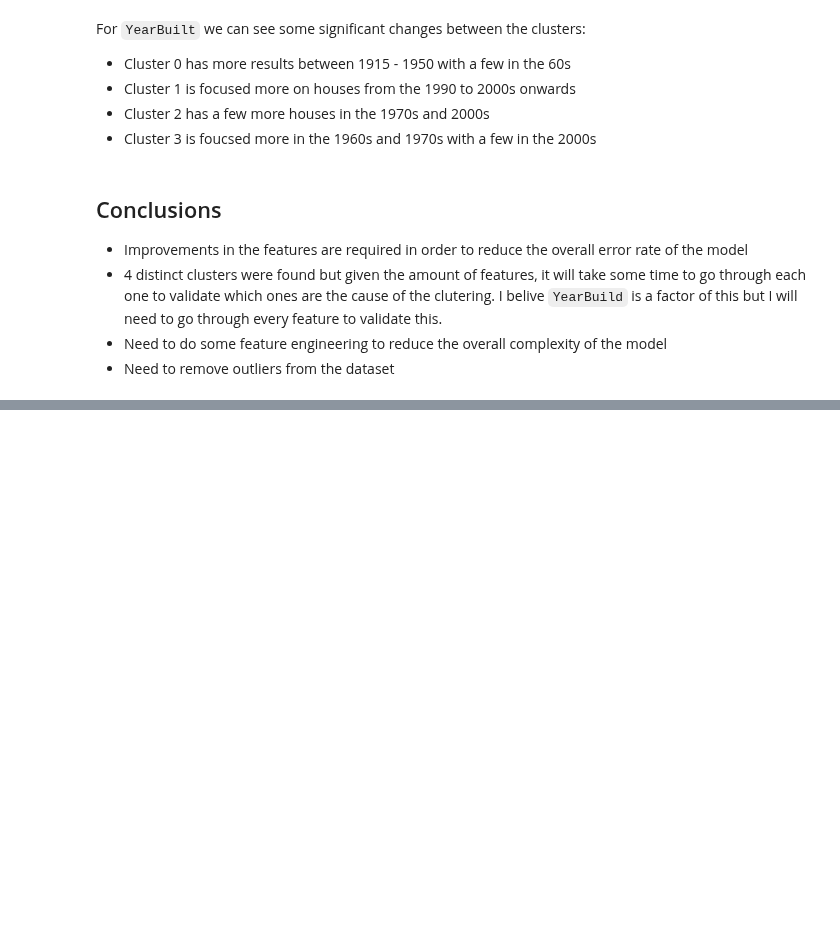
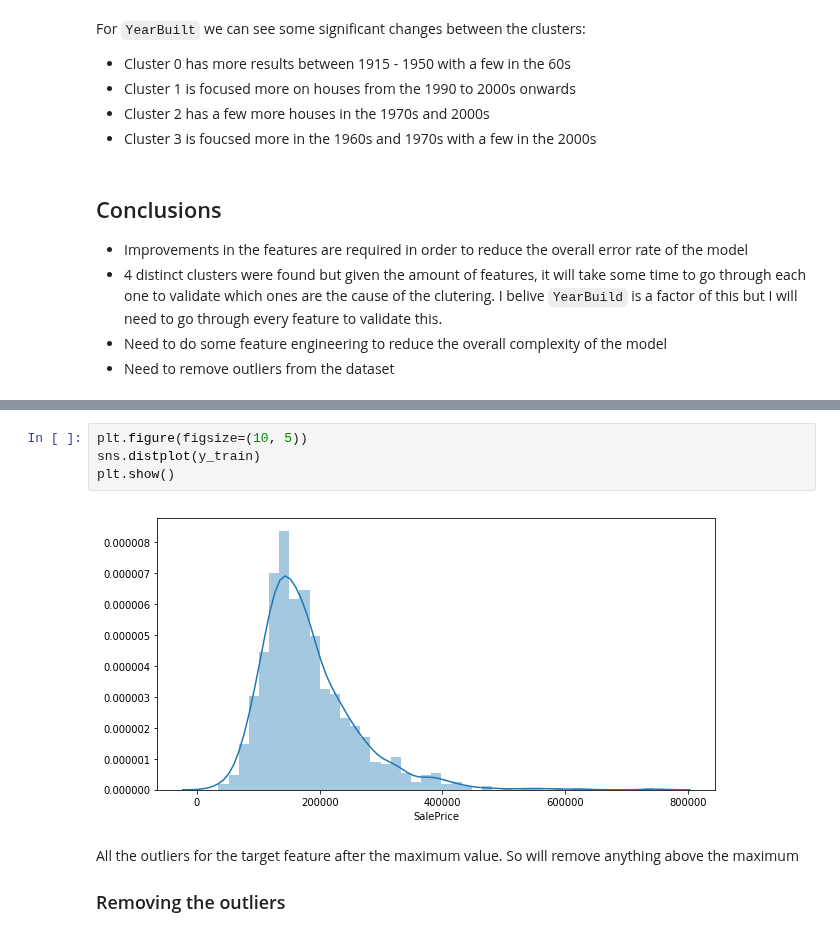
Before and after one commit to Ryan95Z/ml-house-prices, a Jupyter notebook: notebooks/1. ML House Prices - Creating a training dataset.ipynb, the cells around one changed output, grey strips where cells are left out. Saved outputs shown, nothing was run; the diff lists cells and outputs as text; blank space fills up the shorter version.

```diff
--- a/notebooks/1. ML House Prices - Creating a training dataset.ipynb
+++ b/notebooks/1. ML House Prices - Creating a training dataset.ipynb
@@ -689,0 +700,10 @@ For `YearBuilt` we can see some significant changes between the clusters:
+# %%
+plt.figure(figsize=(10, 5))
+sns.distplot(y_train)
+plt.show()
+# %% [output]
+[figure, added]
+# %% [markdown]
+All the outliers for the target feature after the maximum value. So will remove anything above the maximum
+
+### Removing the outliers
```
Also changed, not shown: parts of 13 cells of this notebook.
